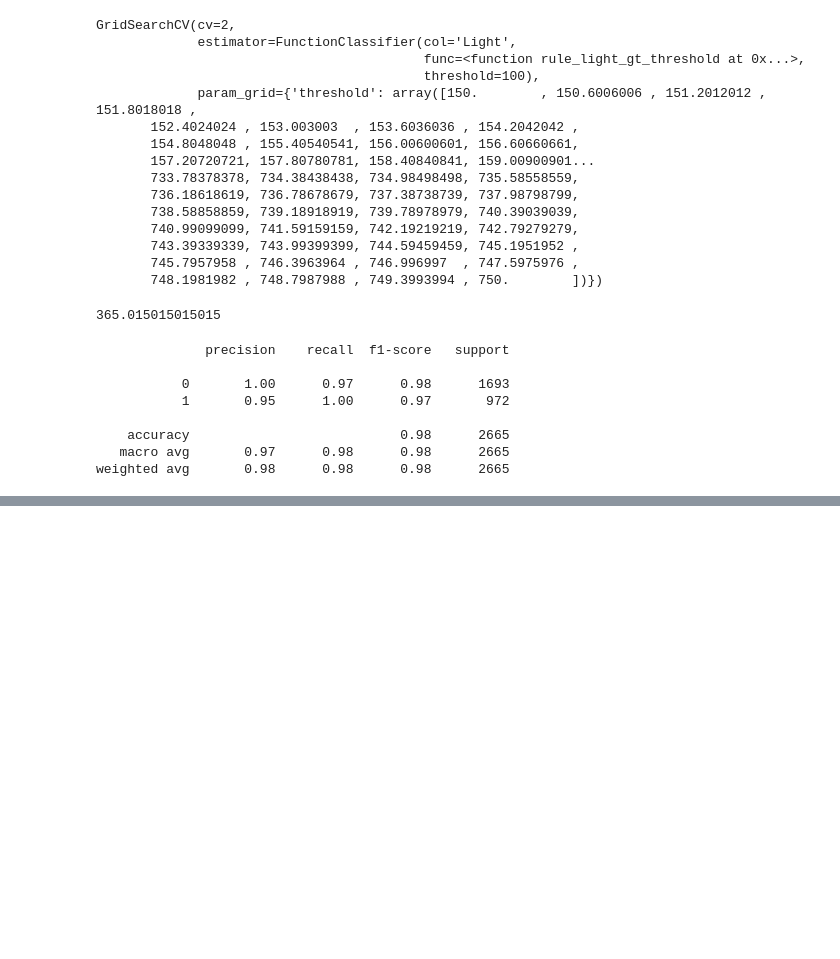
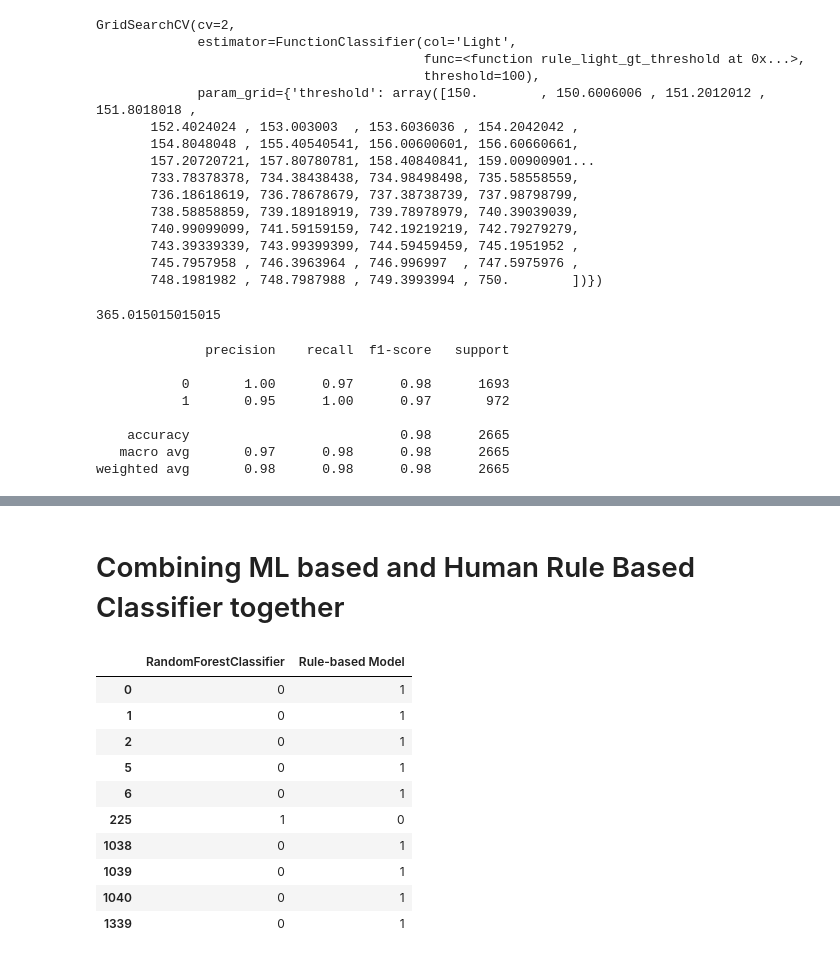
Before and after one commit to jahidul-arafat/ml-achitect, a Jupyter notebook: rbml/project_1_simple_rules/rule_based_model.ipynb, the cells around one changed output, grey strips where cells are left out. Cells and saved outputs as stored; diff of their text form; code cells hidden in the pictures; blank space fills up the shorter version.

```diff
--- a/rbml/project_1_simple_rules/rule_based_model.ipynb
+++ b/rbml/project_1_simple_rules/rule_based_model.ipynb
@@ -83,9 +83,9 @@ test_X.head(10)
 
 forest_model = RandomForestClassifier(random_state=1)   # Define the ML model which will be used
 forest_model.fit(train_X,train_Y)  # Train the Machine Learning model with Training DataSet X and Y
-predicted_Y = forest_model.predict(test_X);    # let the ML model predict the Lable of Testing dataset Text-X
+machine_predicted_Y = forest_model.predict(test_X);    # let the ML model predict the Lable of Testing dataset Text-X
 # print the classification report on the Prediction accuracy w.r.t. test_Y
-print(classification_report(test_Y, predicted_Y))
+print(classification_report(test_Y, machine_predicted_Y))
 
 # Check the f1-score - Measures a model's accuracy
 '''
@@ -247,0 +255,2 @@ plot_threshold(train, feature, target, best_threshold)
+# %% [markdown]
+# Combining ML based and Human Rule Based Classifier together
@@ -247,0 +278,19 @@ plot_threshold(train, feature, target, best_threshold)
+# %%
+# Find the cells where the ML predicted_Y and grid_human predicted_Y didnt coverge
+# difference --> is another pd.DF
+difference = comparison[
+    comparison["RandomForestClassifier"]!=comparison["Rule-based Model"]
+]
+difference.head(10)
+# %% [output]
+|  | RandomForestClassifier | Rule-based Model |
+| 0 | 0 | 1 |
+| 1 | 0 | 1 |
+| 2 | 0 | 1 |
+| 5 | 0 | 1 |
+| 6 | 0 | 1 |
+| 225 | 1 | 0 |
+| 1038 | 0 | 1 |
+| 1039 | 0 | 1 |
+| 1040 | 0 | 1 |
+| 1339 | 0 | 1 |
```
Also changed, not shown: parts of 10 cells of this notebook.
